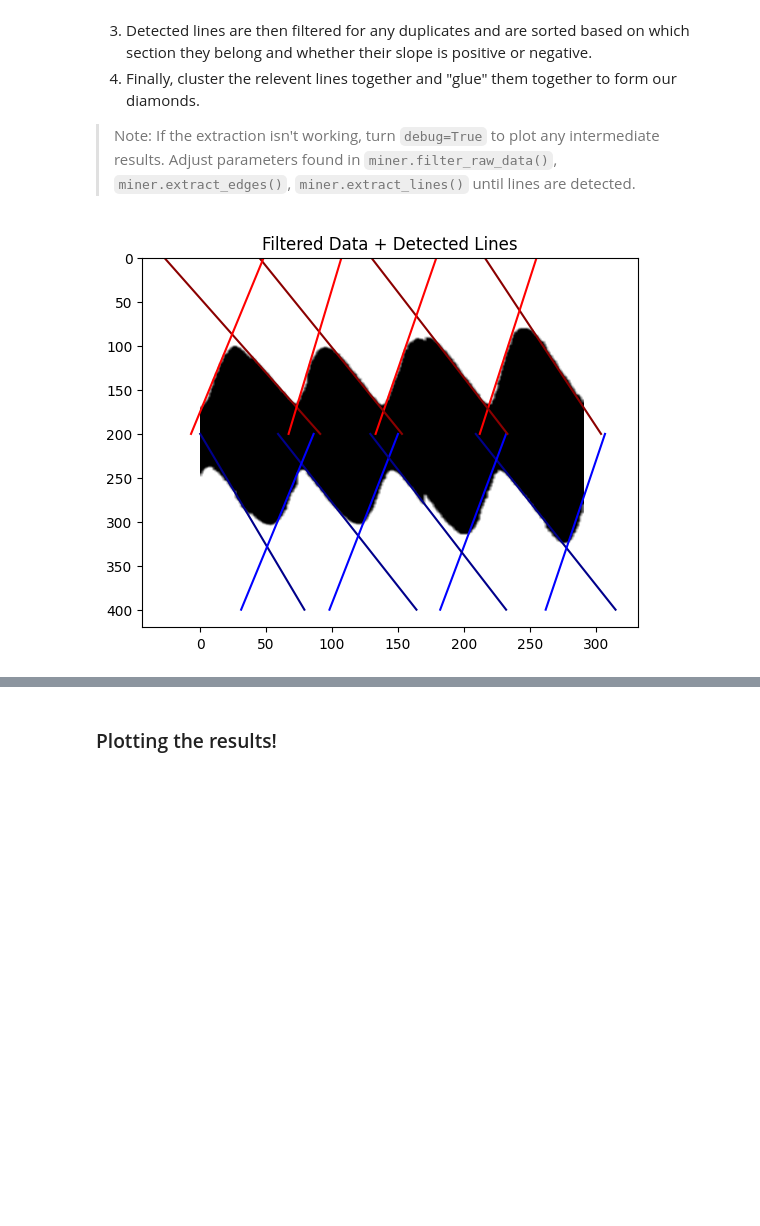
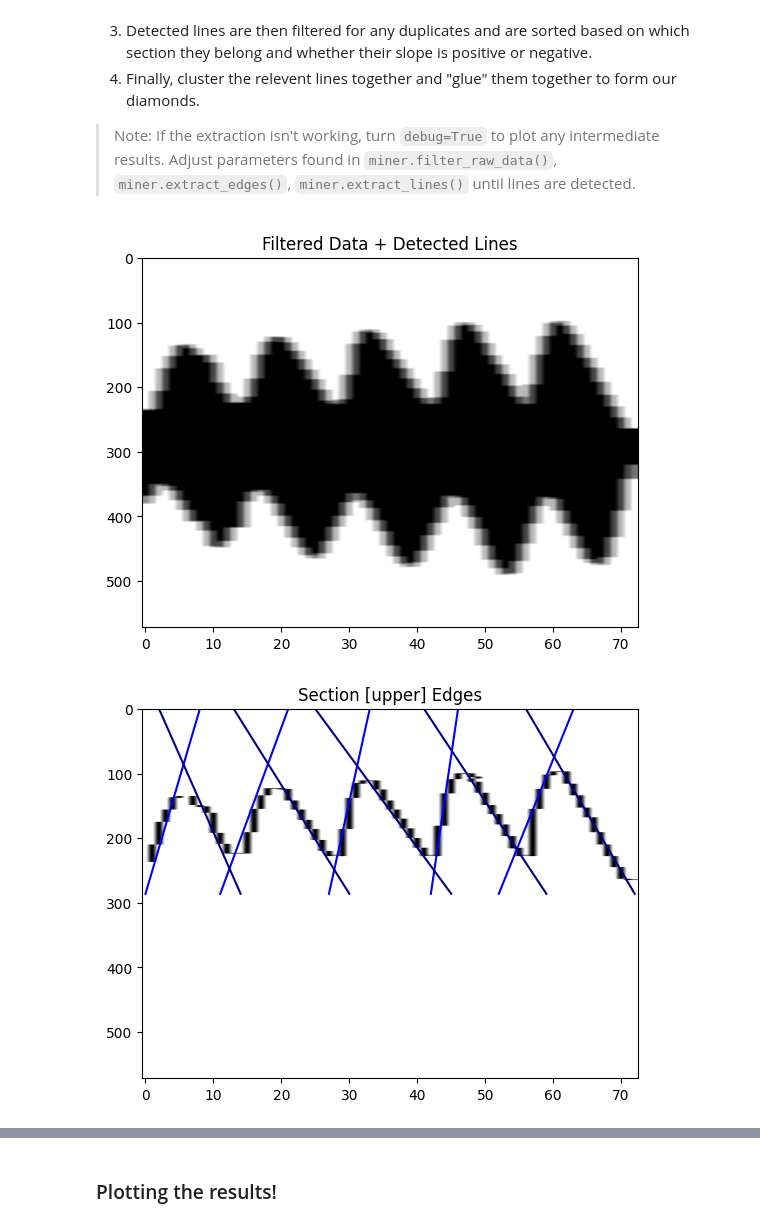
Before and after one commit to mainCSG/diamondminer, a Jupyter notebook: example/demo.ipynb, the cells around one changed output, grey strips where cells are left out. Cells and saved outputs as stored; diff of their text form; code cells hidden in the pictures; blank space fills up the shorter version.

```diff
--- a/example/demo.ipynb
+++ b/example/demo.ipynb
@@ -14,7 +15,7 @@ First you need to load your data; here is an example demo dataset.
 > Note: Data is assumed to be clean and cropped so that it zooms into diamonds of interest.
 # %%
 # Load the data from the txt file
-demo_data_loaded = pd.read_csv('demo_data_2.txt', sep='\t', index_col=0)
+demo_data_loaded = pd.read_csv('demo_data_1.txt', sep='\t', index_col=0)
 
 # Convert the loaded data back to numpy arrays if needed
 P_data = demo_data_loaded.columns.to_numpy().astype(float)
@@ -34,15 +47,27 @@ and whether their slope is positive or negative.
 > Note: If the extraction isn't working, turn `debug=True` to plot any intermediate results.
 Adjust parameters found in `miner.filter_raw_data()`, `miner.extract_edges()`, `miner.extract_lines()` until lines are detected.
 # %%
+device_voltage_conversion = 1e-3 # Data might have voltage divider connect to source on device
+current_sensitivity = 1 # If your data is in volts need to convert using sensitivity
+
+# Can crop by index if desired to isolate diamonds of interest
+crop_left = 0
+crop_right = -1
+
 miner = Miner(
-    gate_data=P_data, # Volts
-    ohmic_data=S_data * 1e-3, # Volts
-    current_data=I_data, # Ampheres
+    gate_data=P_data[crop_left:crop_right], # Volts
+    ohmic_data=S_data[:] * device_voltage_conversion, # Volts
+    current_data=I_data[:, crop_left:crop_right] * current_sensitivity, # Ampheres
     # Material properties below are OPTIONAL!
     # They allow for the estimation of dot radius.
     epsR = 3.9, # SiO2
-    oxide_thickness = 10e-9 #nm
+    oxide_thickness = 10e-9, #nm,
+    # Tunables for pre-filtering the data
+    binary_threshold=1.1, # > 1
+    blur_sigma=1.,
+    blur_kernel=(3,3),
 )
 diamonds = miner.extract_diamonds(debug = True)
 # %% [output]
-[figure, old version]
+[figure, new version]
+[figure, added]
```
Also changed, not shown: parts of 8 cells of this notebook, 4 other files.
